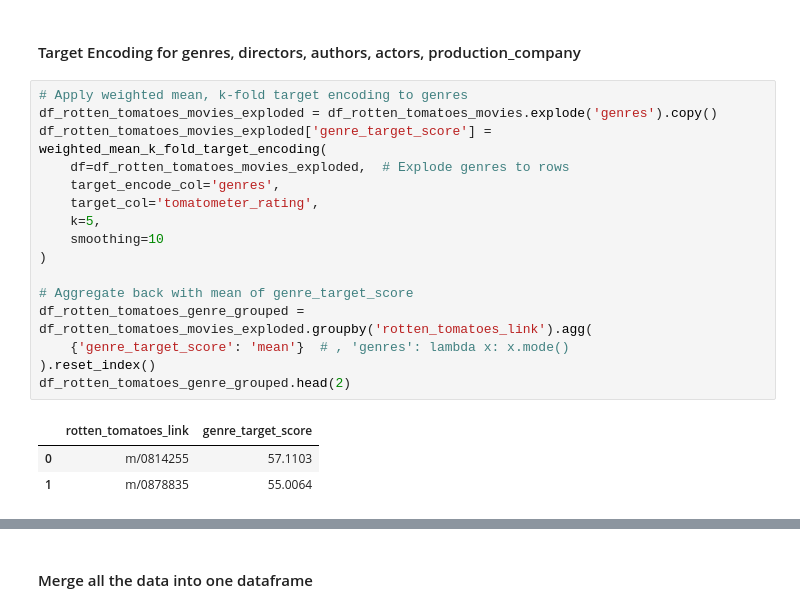
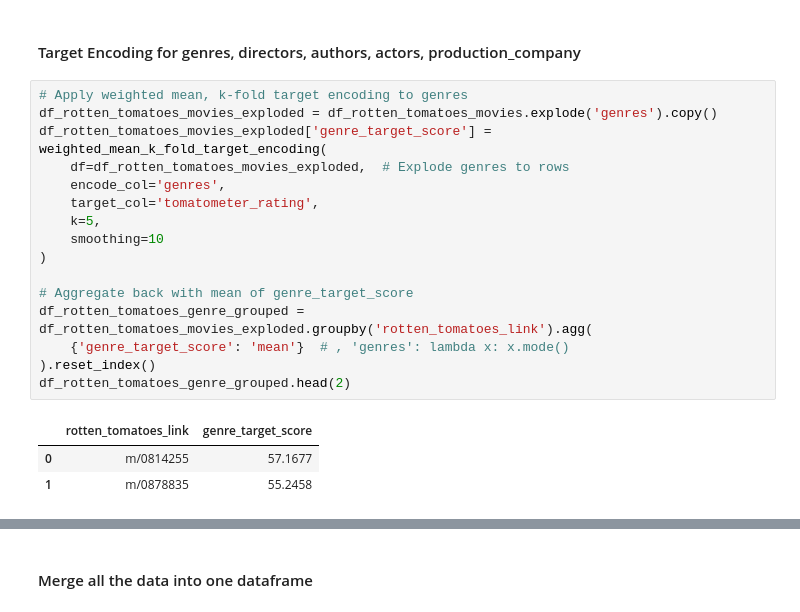
Before and after one commit to dasheffie/data-projects, a Jupyter notebook: rotten_tomatoes_movie_rating_prediction.ipynb, the cells around one changed output, grey strips where cells are left out. Drawn from its saved outputs; the diff is of its cells as text.

Commit message:
update encoder usage

```diff
--- a/rotten_tomatoes_movie_rating_prediction.ipynb
+++ b/rotten_tomatoes_movie_rating_prediction.ipynb
@@ -170,20 +170,20 @@ df_rotten_tomatoes_critic_reviews_grouped
 # %%
 # Apply weighted mean, k-fold target encoding to genres
 df_rotten_tomatoes_movies_exploded = df_rotten_tomatoes_movies.explode('genres').copy()
 df_rotten_tomatoes_movies_exploded['genre_target_score'] = weighted_mean_k_fold_target_encoding(
     df=df_rotten_tomatoes_movies_exploded,  # Explode genres to rows
-    target_encode_col='genres',
+    encode_col='genres',
     target_col='tomatometer_rating',
     k=5,
     smoothing=10
 )
 
 # Aggregate back with mean of genre_target_score
 df_rotten_tomatoes_genre_grouped = df_rotten_tomatoes_movies_exploded.groupby('rotten_tomatoes_link').agg(
     {'genre_target_score': 'mean'}  # , 'genres': lambda x: x.mode()
 ).reset_index()
 df_rotten_tomatoes_genre_grouped.head(2)
 # %% [output]
 |  | rotten_tomatoes_link | genre_target_score |
-| 0 | m/0814255 | 57.1103 |
-| 1 | m/0878835 | 55.0064 |
+| 0 | m/0814255 | 57.1677 |
+| 1 | m/0878835 | 55.2458 |
```
Also changed, not shown: parts of 15 cells of this notebook.
